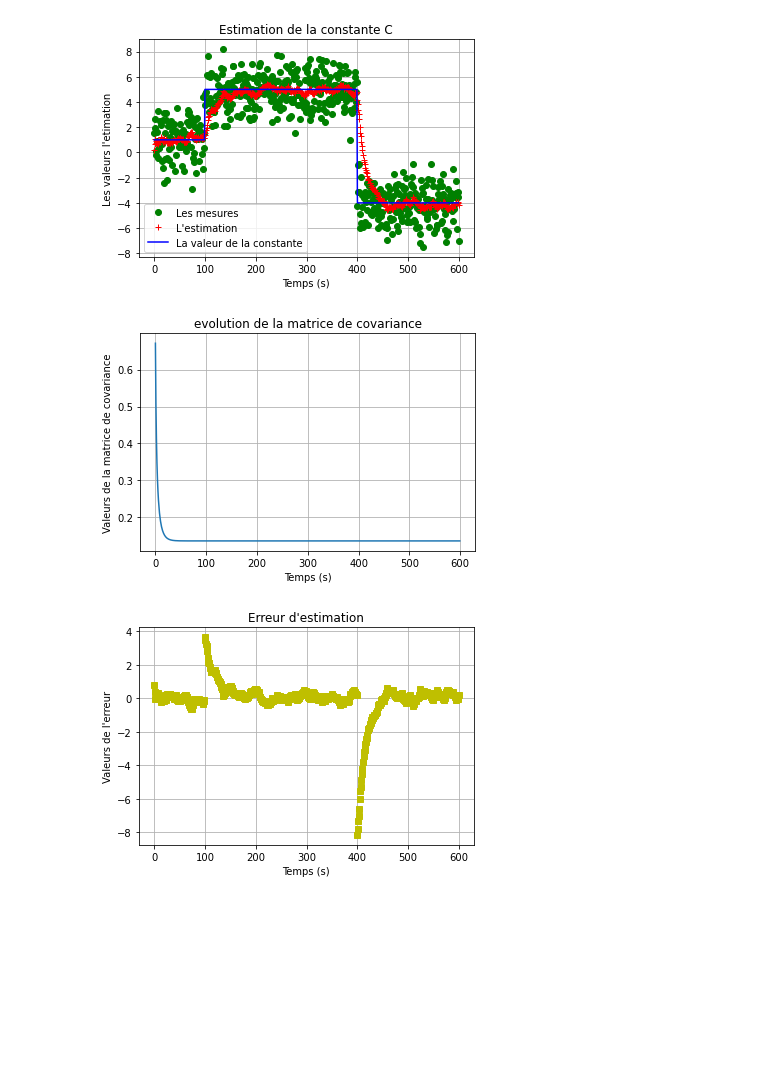
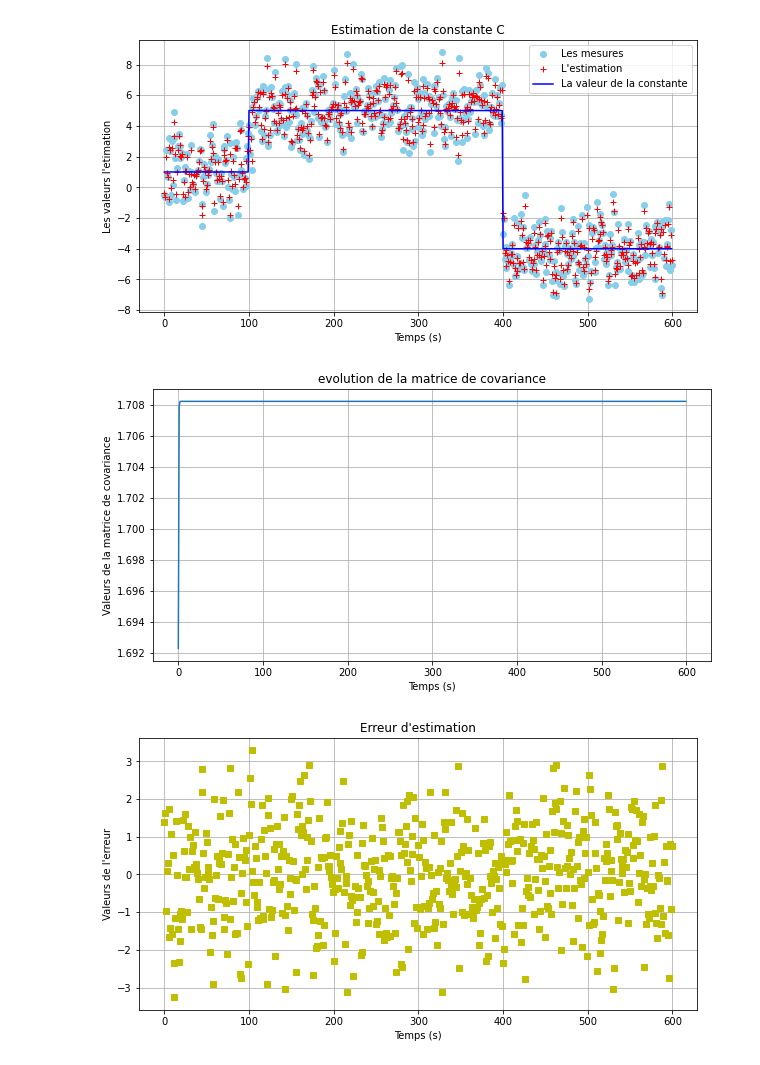
Before and after one commit to LoanSarazin/sdia-estimation, a Jupyter notebook: TP2/TP2_SARAZIN.ipynb, the cells around one changed output. Drawn from its saved outputs; the diff is of its cells as text; code cells hidden in the pictures; blank space fills up the shorter version.

Commit message:
TP2 - Estimation d'un échelon et d'une sinusoide avec un filtre de Kalman classique

```diff
--- a/TP2/TP2_SARAZIN.ipynb
+++ b/TP2/TP2_SARAZIN.ipynb
@@ -5,5 +6 @@ from scipy.stats import norm #loi normale
 import time
-# %%
-C1, C2, C3 = 1, 5, -4
-Q = 1e-2
-R = 2
@@ -25,4 +62,0 @@ plt.show()
-# %%
-def Kalman_filter(Q, R z) :
-    """
-    """
@@ -44,35 +63,40 @@ for p in range(0, len(z), 1):
+# %%
+Q = 10
+x0_est, v0_est = C1, 2
+xh, P = Kalman_filter(Q, R, z, C1, v0_est)
 # %%
 un1 = C1*np.ones(shape=len(z1))
 un2 = C2*np.ones(shape=len(z2))
 un3 = C3*np.ones(shape=len(z3))
 un = np.concatenate((un1, un2, un3))
 
-plt.plot(t, z, 'go', label = 'Les mesures')
+plt.figure(figsize=(10, 5))
+plt.plot(t, z, 'o', color='skyblue', linestyle='', label = 'Les mesures')
 plt.plot(t, xh, 'r+', label = 'L\'estimation')
 plt.plot(t, un, 'b', label = 'La valeur de la constante')
 plt.title('Estimation de la constante C')
 plt.xlabel('Temps (s)')
 plt.ylabel('Les valeurs l\'etimation')
 plt.legend()
 plt.grid()
 plt.show()
+
+plt.figure(figsize=(10, 5))
+plt.plot(t, P)
+plt.title('evolution de la matrice de covariance')
+plt.xlabel('Temps (s)')
+plt.ylabel('Valeurs de la matrice de covariance')
+plt.grid()
+plt.show()
+
+plt.figure(figsize=(10, 5))
+plt.plot(t, un - xh, 'ys')
+plt.title('Erreur d\'estimation')
+plt.xlabel('Temps (s)')
+plt.ylabel('Valeurs de l\'erreur')
+plt.grid()
+plt.show()
 # %% [output]
-[figure, old version]
+[figure, new version]
+[figure, added]
+[figure, added]
-# %%
-plt.plot(t, P)
-plt.title('evolution de la matrice de covariance')
-plt.xlabel('Temps (s)')
-plt.ylabel('Valeurs de la matrice de covariance')
-plt.grid()
-plt.show()
-# %% [output]
-[figure, removed]
-# %%
-plt.plot(t, un - xh, 'ys')
-plt.title('Erreur d\'estimation')
-plt.xlabel('Temps (s)')
-plt.ylabel('Valeurs de l\'erreur')
-plt.grid()
-plt.show()
-# %% [output]
-[figure, removed]
```
Also changed, not shown: parts of 16 cells of this notebook.
